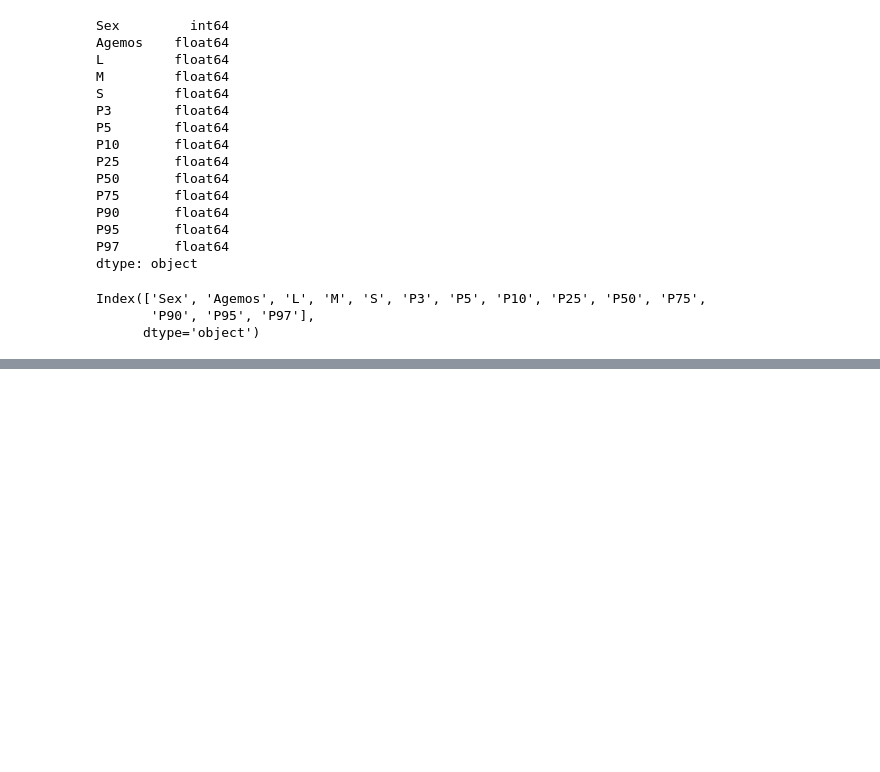
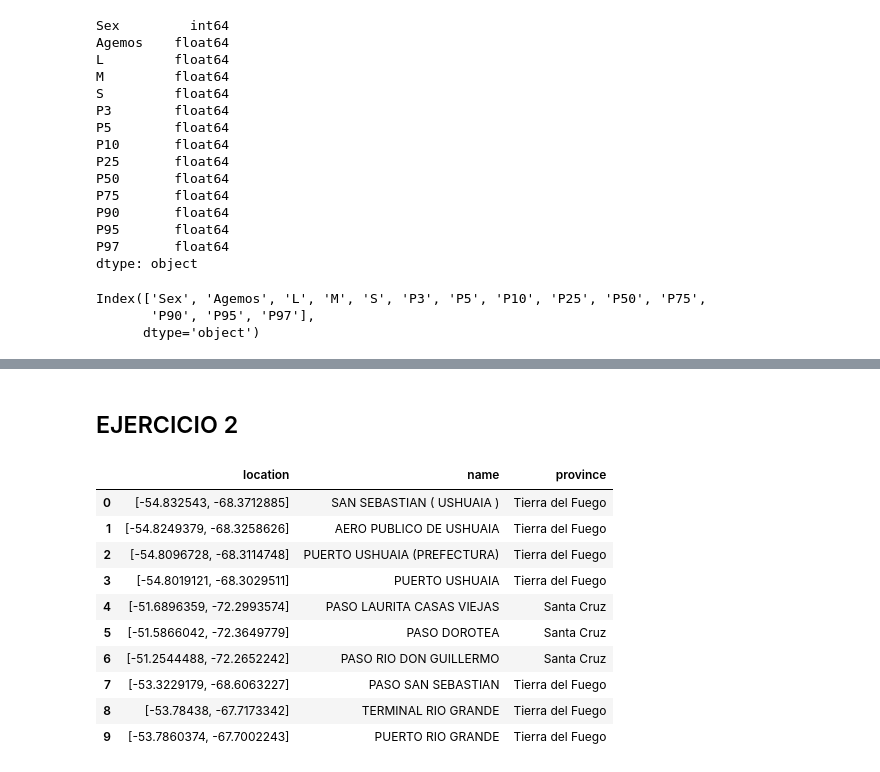
Before and after one commit to fpaludi/DiploDatos, a Jupyter notebook: AnalisisYCuracion/notebooks/Ejercicio-tablas.ipynb, the cells around one changed output, grey strips where cells are left out. Saved outputs shown, nothing was run; the diff lists cells and outputs as text; code cells hidden in the pictures; blank space fills up the shorter version.

```diff
--- a/AnalisisYCuracion/notebooks/Ejercicio-tablas.ipynb
+++ b/AnalisisYCuracion/notebooks/Ejercicio-tablas.ipynb
@@ -57,0 +72,17 @@ KeyError: 'P3, P5'
+# %% [markdown]
+## EJERCICIO 2
+# %%
+tabla_2 = pd.read_json(BASE_DIR + "/input/pasos.json")
+tabla_2.head(10)
+# %% [output]
+|  | location | name | province |
+| 0 | [-54.832543, -68.3712885] | SAN SEBASTIAN ( USHUAIA ) | Tierra del Fuego |
+| 1 | [-54.8249379, -68.3258626] | AERO PUBLICO DE USHUAIA | Tierra del Fuego |
+| 2 | [-54.8096728, -68.3114748] | PUERTO USHUAIA (PREFECTURA) | Tierra del Fuego |
+| 3 | [-54.8019121, -68.3029511] | PUERTO USHUAIA | Tierra del Fuego |
+| 4 | [-51.6896359, -72.2993574] | PASO LAURITA CASAS VIEJAS | Santa Cruz |
+| 5 | [-51.5866042, -72.3649779] | PASO DOROTEA | Santa Cruz |
+| 6 | [-51.2544488, -72.2652242] | PASO RIO DON GUILLERMO | Santa Cruz |
+| 7 | [-53.3229179, -68.6063227] | PASO SAN SEBASTIAN | Tierra del Fuego |
+| 8 | [-53.78438, -67.7173342] | TERMINAL RIO GRANDE | Tierra del Fuego |
+| 9 | [-53.7860374, -67.7002243] | PUERTO RIO GRANDE | Tierra del Fuego |
```
Also changed, not shown: parts of 8 cells of this notebook.
